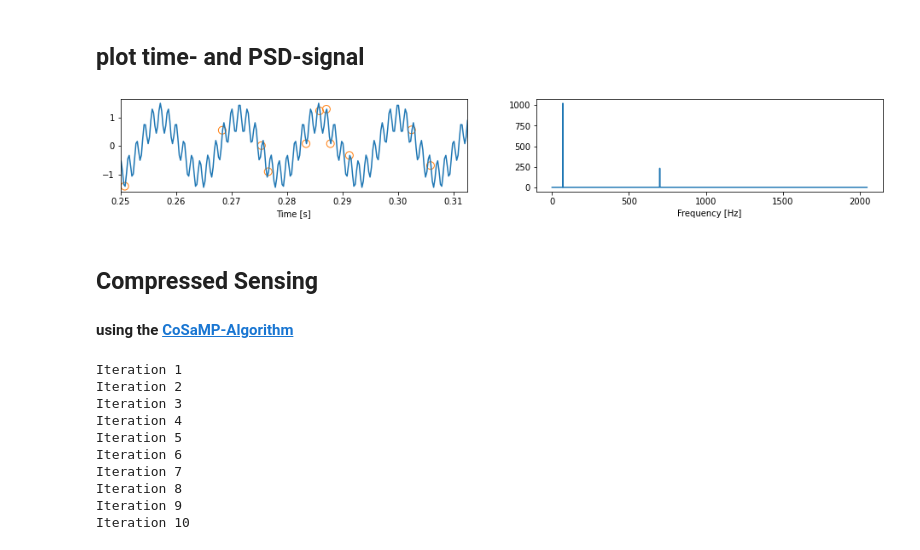
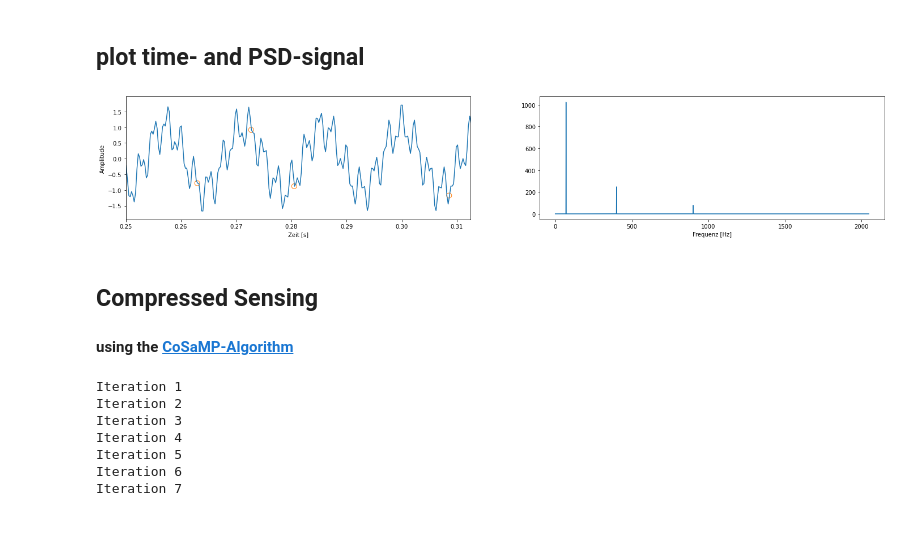
Before and after one commit to PaulWawerek-L/CS_example, a Jupyter notebook: cs_example.ipynb, the cells around one changed output. Cells and saved outputs as stored; diff of their text form; code cells hidden in the pictures.

Commit message:
3 Freq and var names changed

```diff
--- a/cs_example.ipynb
+++ b/cs_example.ipynb
@@ -6,59 +6,51 @@ from cosamp import cosamp
 # %% [markdown]
 ## Signal generation
 # %%
-n = 4096 # sample rate of high resolution signal
-t = np.linspace(0, 1, n)
+N = 4096 # sample rate of high resolution signal
+t = np.linspace(0, 1, N)
 f1 = 70
-f2 = 700
-x = np.cos(2 * np.pi * f1 * t) + 0.5 * np.cos(2 * np.pi * f2 * t)
-x_fft = np.fft.fft(x)
-x_PSD = np.abs(x_fft * np.conj(x_fft)) / n
+f2 = 400
+f3 = 900
+z = np.cos(2 * np.pi * f1 * t) + 0.5 * np.cos(2 * np.pi * f2 * t) + 0.3 * np.cos(2 * np.pi * f3 * t)
+z_fft = np.fft.fft(z)
+z_PSD = np.abs(z_fft * np.conj(z_fft)) / N
 # %% [markdown]
 ## random sampling
 # %%
-p = 128 # number of random samples
-perm = np.floor(np.random.rand(p) * n).astype(int)
-y = x[perm]
+m = 100 # number of random samples
+perm = np.floor(np.random.rand(m) * N).astype(int)
+y = z[perm]
 # %% [markdown]
 ## plot time- and PSD-signal
 # %%
-# compare linear sampling with too low sampling frequency to reconstruct the signal
-# p_lin = 128
-# perm_lin = np.linspace(0, n-1, p_lin).astype(int)
-# y_lin = x[perm_lin]
-# x_lin = np.zeros(n)
-# x_lin[perm_lin] = x[perm_lin]
-# x_lin_fft = np.fft.fft(x_lin)
-# x_lin_PSD = np.abs(x_lin_fft * np.conj(x_lin_fft)) / n
+time_window = np.array([1024, 1280]) / N
+freq = np.arange(N)
+L = int(np.floor(N/2))
 
-time_window = np.array([1024, 1280]) / n
-freq = np.arange(n)
-L = int(np.floor(n/2))
+fig, axs = plt.subplots(1, 2, figsize=(24, 4))
 
+axs[0].plot(t, z)
+axs[0].scatter(perm/N, y, s=80, edgecolors='C1', facecolors='none')
+axs[0].set_xlim(time_window[0], time_window[1])
+axs[0].set_xlabel('Zeit [s]')
+axs[0].set_ylabel('Amplitude')
 
-fig, axs = plt.subplots(1, 2, figsize=(16, 2))
-
-axs[0].plot(t, x)
-axs[0].scatter(perm/n, y, s=80, edgecolors='C1', facecolors='none')
-# axs[0].scatter(perm_lin/n, y_lin, s=80, edgecolors='k', facecolors='none')
-axs[0].set_xlim(time_window[0], time_window[1])
-axs[0].set_xlabel('Time [s]')
-
-axs[1].plot(freq[:L], x_PSD[:L])
-axs[1].set_xlabel('Frequency [Hz]')
-
-plt.show()
+axs[1].plot(freq[:L], z_PSD[:L])
+axs[1].set_xlabel('Frequenz [Hz]')
+fig.savefig('signal_3f.pdf')
+fig.savefig('signal_3f.png')
+fig.show()
 # %% [output]
-[figure, old version]
+[figure, new version]
 # %% [markdown]
 ## Compressed Sensing
 #### using the [CoSaMP-Algorithm](http://users.cms.caltech.edu/~jtropp/papers/NT08-CoSaMP-Iterative-preprint.pdf)
 # %%
-psi = dct(np.identity(n))
-theta = psi[perm, :]
+psi = dct(np.identity(N))
+A = psi[perm, :]
 
-s = cosamp(theta, y, 10, max_iter=10)
-x_recon = idct(s) # reconstruction
+x_recon = cosamp(A, y, 6, max_iter=20)
+z_recon = idct(x_recon) # reconstruction
 # %% [output]
 Iteration 1
 Iteration 2
@@ -67,7 +59,4 @@ Iteration 4
 Iteration 5
 Iteration 6
 Iteration 7
-Iteration 8
-Iteration 9
-Iteration 10
 # %%
```
Also changed, not shown: parts of 4 cells of this notebook, 1 other file.
